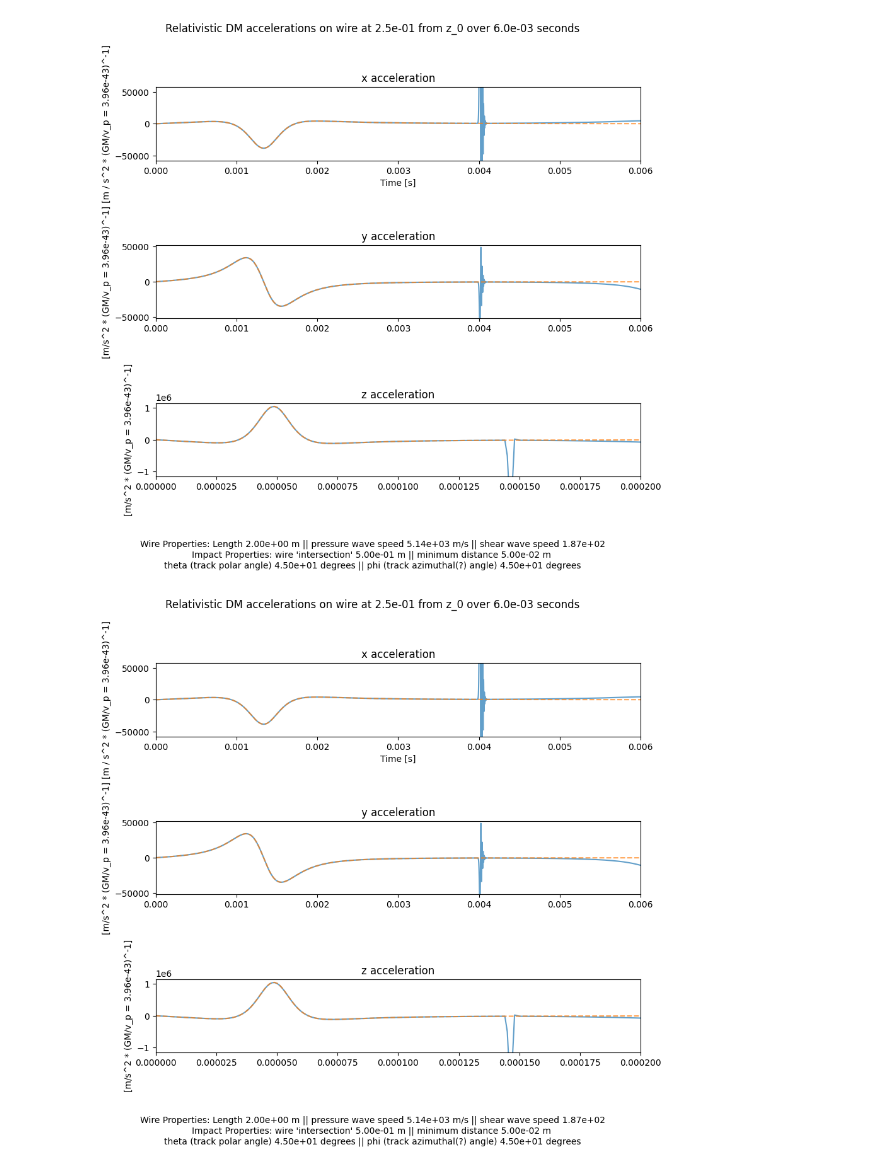
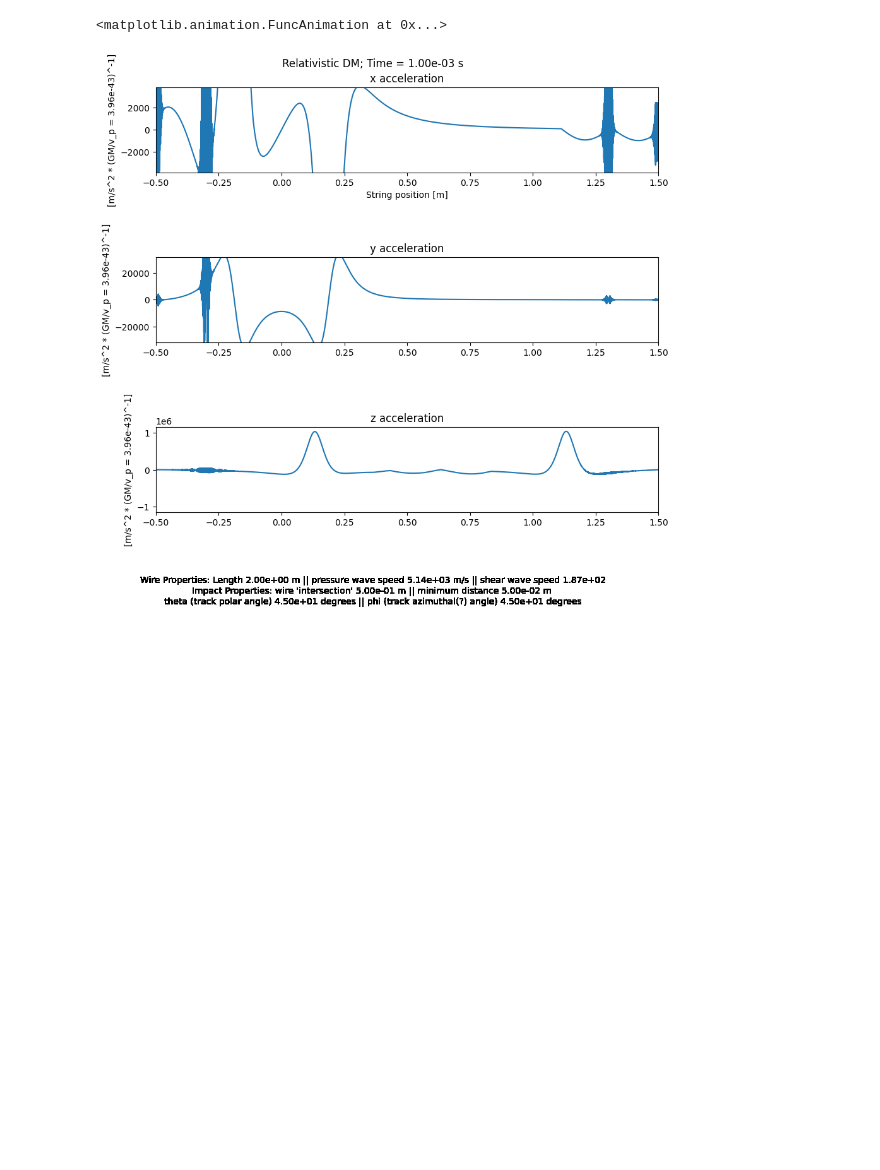
Before and after one commit to tbelvin2000/Phys499code, a Jupyter notebook: GraphSolveAndFuncs.ipynb, the cells around one changed output. Saved outputs shown, nothing was run; the diff lists cells and outputs as text; code cells hidden in the pictures; blank space fills up the shorter version.

```diff
--- a/GraphSolveAndFuncs.ipynb
+++ b/GraphSolveAndFuncs.ipynb
@@ -316,10 +343,10 @@ x_celerations = np.array([accell(t, sol) for t in t_range]).transpose()
 # %%
 #Plot
 z_t = arr_dim * 3//8
-graph_func(sol.t, x_celerations, y_celerations, z_celerations, z_t)
+# graph_func(sol.t, x_celerations, y_celerations, z_celerations, z_t)
-# %% [output]
-[figure, removed]
-[figure, removed]
 # %%
 # animate
-# animate_func(t_eval, x_celerations, y_celerations, z_celerations, z_t)
+animate_func(t_eval, x_celerations, y_celerations, z_celerations, z_t)
+# %% [output]
+<matplotlib.animation.FuncAnimation at 0x...>
+[figure, added]
```
Also changed, not shown: parts of 4 cells of this notebook, 6 other files.
